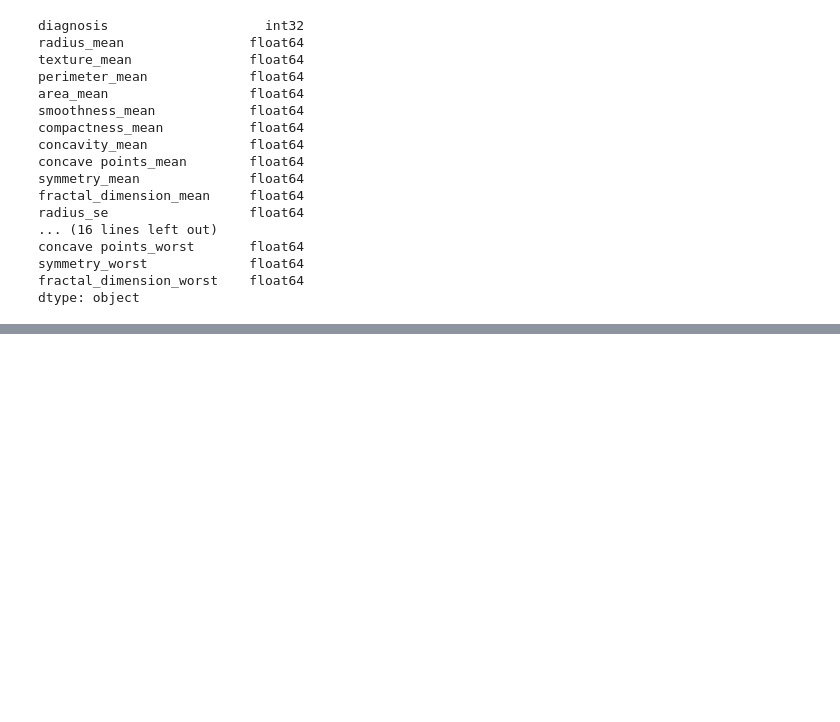
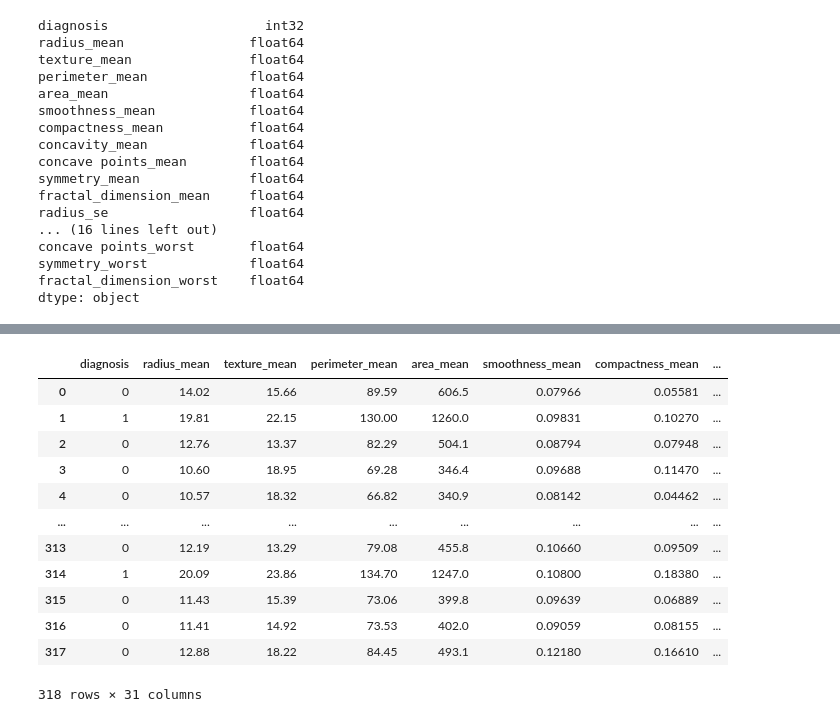
Before and after one commit to nandan-06/Breast-Cancer-Detection, a Jupyter notebook: breastCancerDetection.ipynb, the cells around one changed output, grey strips where cells are left out. Saved outputs shown, nothing was run; the diff lists cells and outputs as text; code cells hidden in the pictures; blank space fills up the shorter version.

```diff
--- a/breastCancerDetection.ipynb
+++ b/breastCancerDetection.ipynb
@@ -142,0 +163,18 @@ worst = ['radius_worst','texture_worst','perimeter_worst','area_worst','smoothne
+# %%
+df_train, df_val = train_test_split(df_full_train, test_size=0.3, random_state=40)
+df_train = df_train.reset_index(drop=True)
+df_train
+# %% [output]
+|  | diagnosis | radius_mean | texture_mean | perimeter_mean | area_mean | smoothness_mean | compactness_mean | ... |
+| 0 | 0 | 14.02 | 15.66 | 89.59 | 606.5 | 0.07966 | 0.05581 | ... |
+| 1 | 1 | 19.81 | 22.15 | 130.00 | 1260.0 | 0.09831 | 0.10270 | ... |
+| 2 | 0 | 12.76 | 13.37 | 82.29 | 504.1 | 0.08794 | 0.07948 | ... |
+| 3 | 0 | 10.60 | 18.95 | 69.28 | 346.4 | 0.09688 | 0.11470 | ... |
+| 4 | 0 | 10.57 | 18.32 | 66.82 | 340.9 | 0.08142 | 0.04462 | ... |
+| ... | ... | ... | ... | ... | ... | ... | ... | ... |
+| 313 | 0 | 12.19 | 13.29 | 79.08 | 455.8 | 0.10660 | 0.09509 | ... |
+| 314 | 1 | 20.09 | 23.86 | 134.70 | 1247.0 | 0.10800 | 0.18380 | ... |
+| 315 | 0 | 11.43 | 15.39 | 73.06 | 399.8 | 0.09639 | 0.06889 | ... |
+| 316 | 0 | 11.41 | 14.92 | 73.53 | 402.0 | 0.09059 | 0.08155 | ... |
+| 317 | 0 | 12.88 | 18.22 | 84.45 | 493.1 | 0.12180 | 0.16610 | ... |
+318 rows × 31 columns
```
Also changed, not shown: parts of 2 cells of this notebook.
